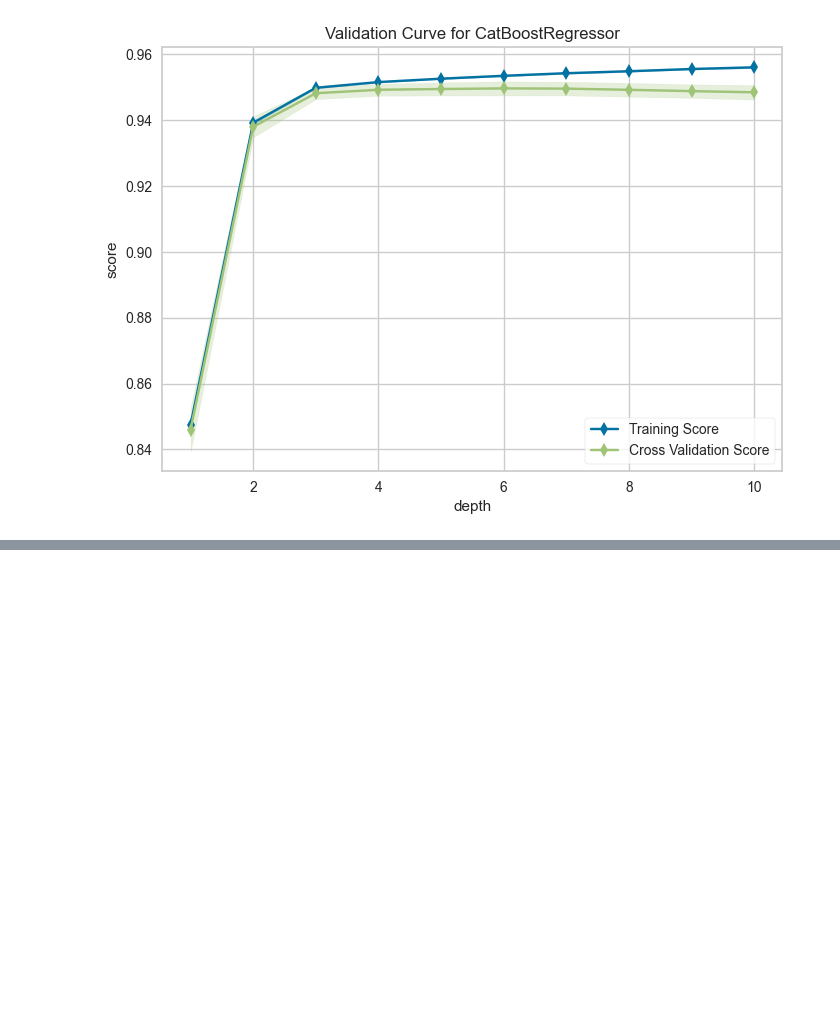
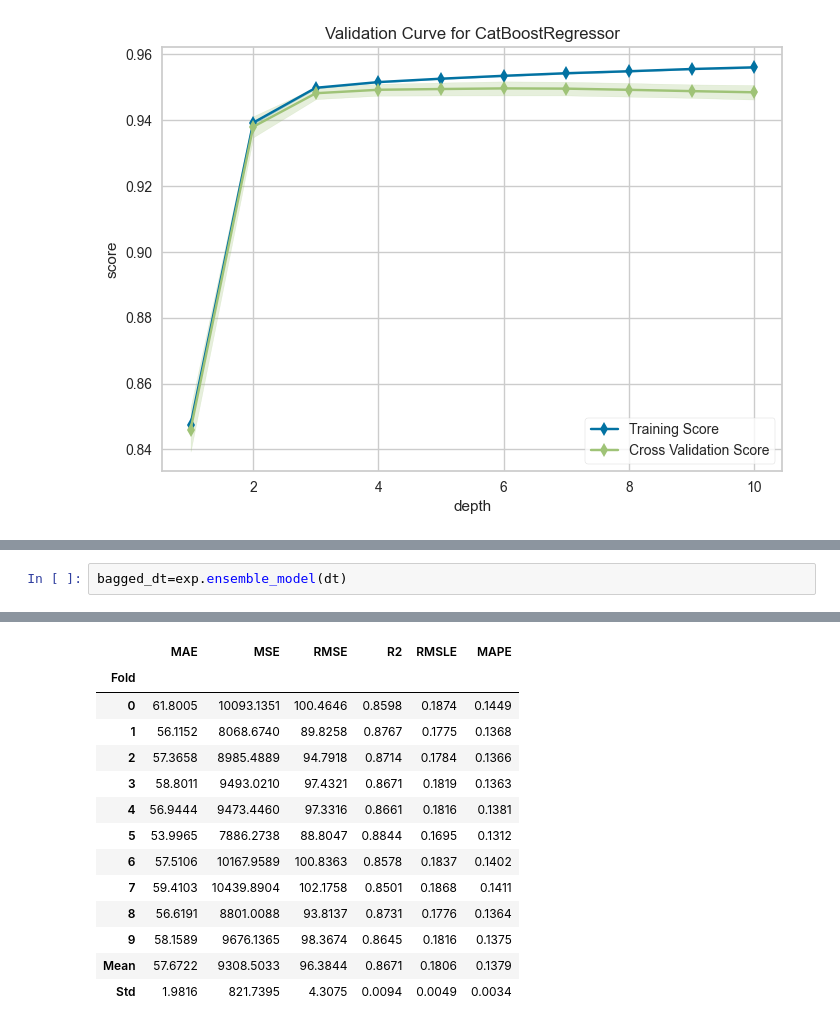
Before and after one commit to karthikgkumar/NeuralNet, a Jupyter notebook: EDA_excel.ipynb, the cells around one changed output, grey strips where cells are left out. Saved outputs shown, nothing was run; the diff lists cells and outputs as text; blank space fills up the shorter version.

```diff
--- a/EDA_excel.ipynb
+++ b/EDA_excel.ipynb
@@ -228,0 +255,3 @@ exp.plot_model(tune_catboost, plot='manifold')
+# %%
+bagged_dt=exp.ensemble_model(dt)
+# %% [output]
@@ -228,0 +259,14 @@ exp.plot_model(tune_catboost, plot='manifold')
+|  | MAE | MSE | RMSE | R2 | RMSLE | MAPE |
+| Fold |  |  |  |  |  |  |
+| 0 | 61.8005 | 10093.1351 | 100.4646 | 0.8598 | 0.1874 | 0.1449 |
+| 1 | 56.1152 | 8068.6740 | 89.8258 | 0.8767 | 0.1775 | 0.1368 |
+| 2 | 57.3658 | 8985.4889 | 94.7918 | 0.8714 | 0.1784 | 0.1366 |
+| 3 | 58.8011 | 9493.0210 | 97.4321 | 0.8671 | 0.1819 | 0.1363 |
+| 4 | 56.9444 | 9473.4460 | 97.3316 | 0.8661 | 0.1816 | 0.1381 |
+| 5 | 53.9965 | 7886.2738 | 88.8047 | 0.8844 | 0.1695 | 0.1312 |
+| 6 | 57.5106 | 10167.9589 | 100.8363 | 0.8578 | 0.1837 | 0.1402 |
+| 7 | 59.4103 | 10439.8904 | 102.1758 | 0.8501 | 0.1868 | 0.1411 |
+| 8 | 56.6191 | 8801.0088 | 93.8137 | 0.8731 | 0.1776 | 0.1364 |
+| 9 | 58.1589 | 9676.1365 | 98.3674 | 0.8645 | 0.1816 | 0.1375 |
+| Mean | 57.6722 | 9308.5033 | 96.3844 | 0.8671 | 0.1806 | 0.1379 |
+| Std | 1.9816 | 821.7395 | 4.3075 | 0.0094 | 0.0049 | 0.0034 |
```
Also changed, not shown: parts of 17 cells of this notebook, 6 other files.
